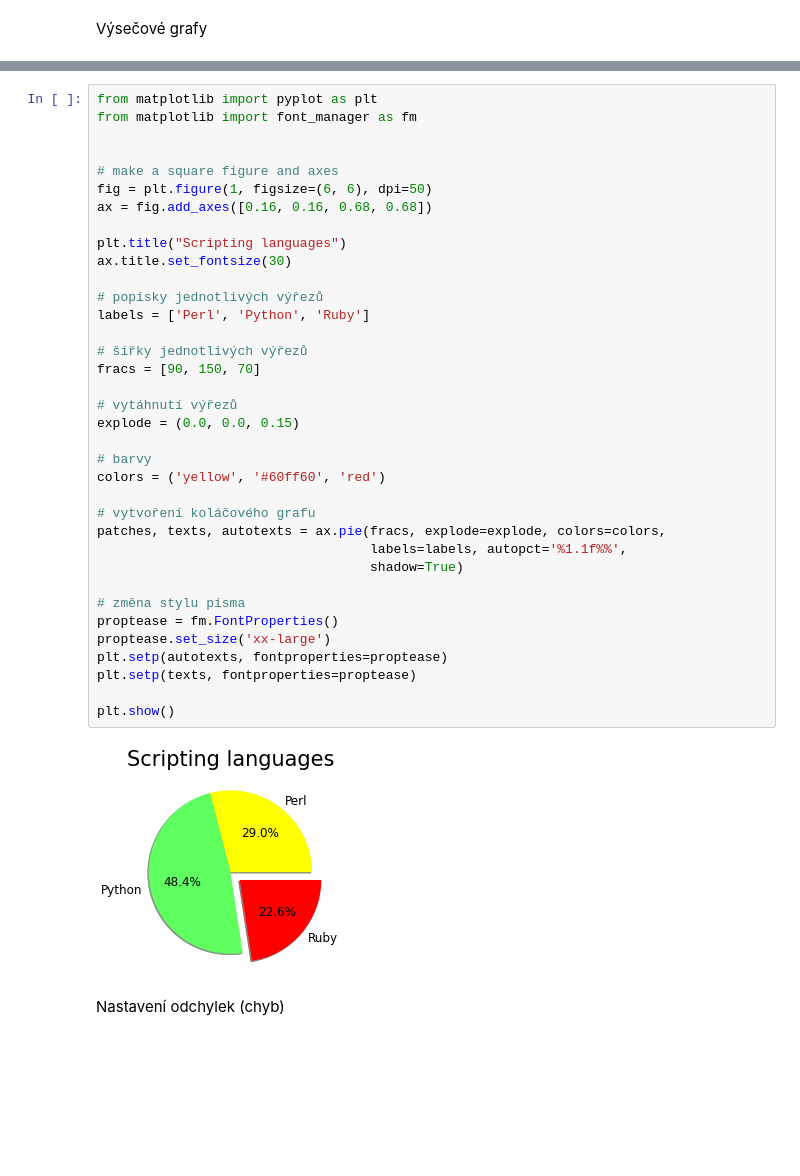
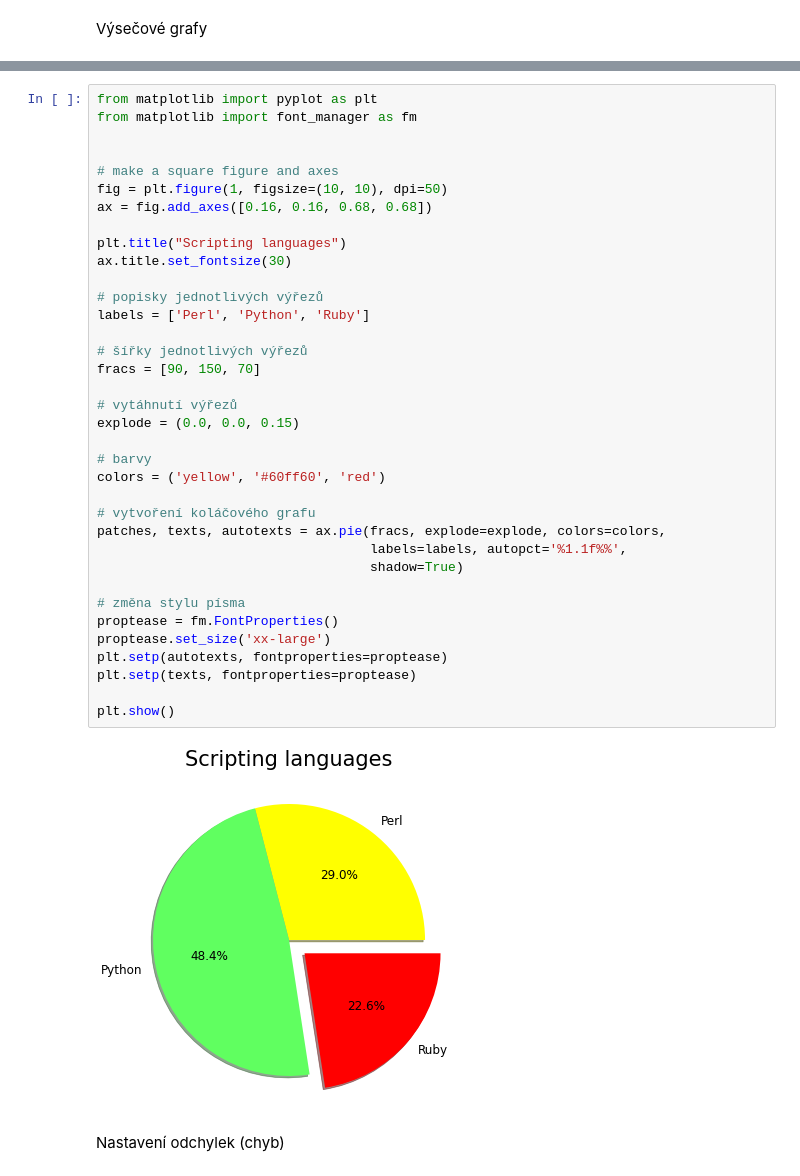
Before and after one commit to pkbcz/MSW2, a Jupyter notebook: 03a MatPlotLib.ipynb, the cells around one changed output, grey strips where cells are left out. Drawn from its saved outputs; the diff is of its cells as text; blank space fills up the shorter version.

```diff
--- a/03a MatPlotLib.ipynb
+++ b/03a MatPlotLib.ipynb
@@ -677,38 +620,38 @@ from matplotlib import font_manager as fm
 
 
 # make a square figure and axes
-fig = plt.figure(1, figsize=(6, 6), dpi=50)
+fig = plt.figure(1, figsize=(10, 10), dpi=50)
 ax = fig.add_axes([0.16, 0.16, 0.68, 0.68])
 
 plt.title("Scripting languages")
 ax.title.set_fontsize(30)
 
 # popisky jednotlivých výřezů
 labels = ['Perl', 'Python', 'Ruby']
 
 # šířky jednotlivých výřezů
 fracs = [90, 150, 70]
 
 # vytáhnutí výřezů
 explode = (0.0, 0.0, 0.15)
 
 # barvy
 colors = ('yellow', '#60ff60', 'red')
 
 # vytvoření koláčového grafu
 patches, texts, autotexts = ax.pie(fracs, explode=explode, colors=colors,
                                    labels=labels, autopct='%1.1f%%',
                                    shadow=True)
 
 # změna stylu písma
 proptease = fm.FontProperties()
 proptease.set_size('xx-large')
 plt.setp(autotexts, fontproperties=proptease)
 plt.setp(texts, fontproperties=proptease)
 
 plt.show()
 # %% [output]
-[figure, old version]
+[figure, new version]
 # %% [markdown]
 Nastavení odchylek (chyb)
 # %%
```
Also changed, not shown: parts of 72 cells of this notebook, 16 other files.
